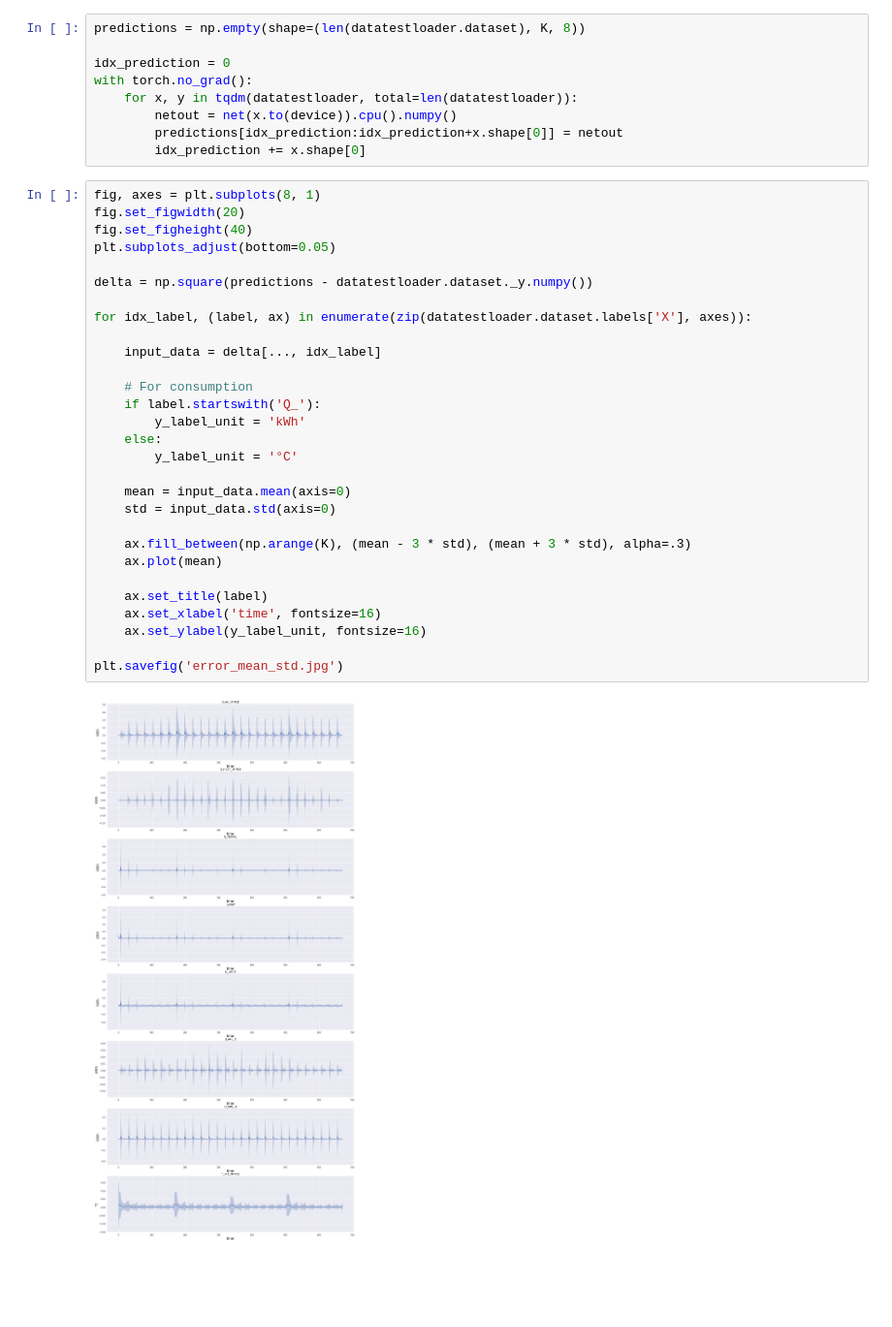
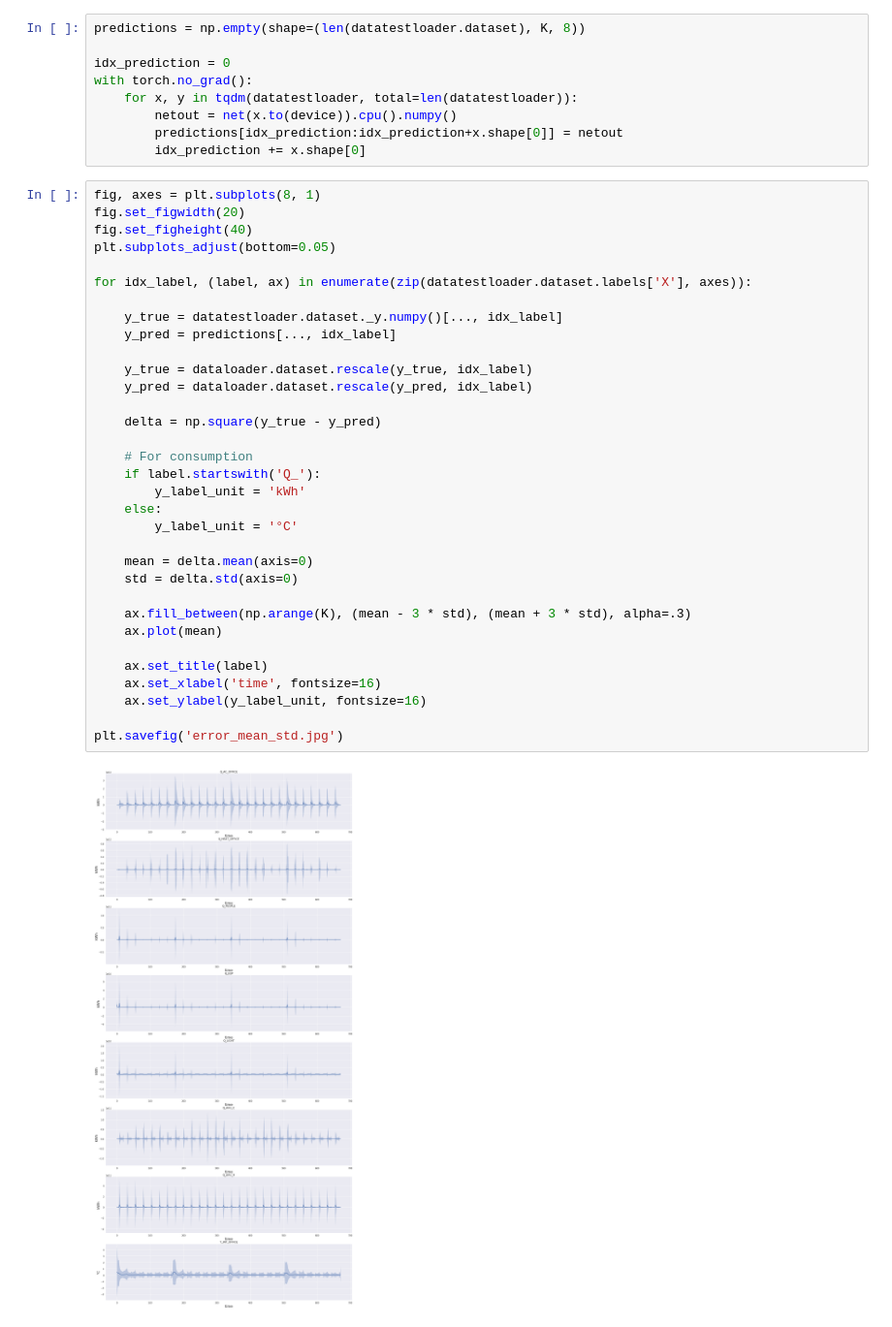
Before and after one commit to maxjcohen/transformer, a Jupyter notebook: training.ipynb, the cells around one changed output. Shown at 97% size. Drawn from its saved outputs; the diff is of its cells as text; blank space fills up the shorter version.

Commit message:
Rescale error plotting

```diff
--- a/training.ipynb
+++ b/training.ipynb
@@ -144,31 +144,35 @@ with torch.no_grad():
 # %%
 fig, axes = plt.subplots(8, 1)
 fig.set_figwidth(20)
 fig.set_figheight(40)
 plt.subplots_adjust(bottom=0.05)
 
-delta = np.square(predictions - datatestloader.dataset._y.numpy())
-
 for idx_label, (label, ax) in enumerate(zip(datatestloader.dataset.labels['X'], axes)):
 
-    input_data = delta[..., idx_label]
+    y_true = datatestloader.dataset._y.numpy()[..., idx_label]
+    y_pred = predictions[..., idx_label]
+
+    y_true = dataloader.dataset.rescale(y_true, idx_label)
+    y_pred = dataloader.dataset.rescale(y_pred, idx_label)
+
+    delta = np.square(y_true - y_pred)
 
     # For consumption
     if label.startswith('Q_'):
         y_label_unit = 'kWh'
     else:
         y_label_unit = '°C'
 
-    mean = input_data.mean(axis=0)
-    std = input_data.std(axis=0)
+    mean = delta.mean(axis=0)
+    std = delta.std(axis=0)
 
     ax.fill_between(np.arange(K), (mean - 3 * std), (mean + 3 * std), alpha=.3)
     ax.plot(mean)
 
     ax.set_title(label)
     ax.set_xlabel('time', fontsize=16)
     ax.set_ylabel(y_label_unit, fontsize=16)
 
 plt.savefig('error_mean_std.jpg')
 # %% [output]
-[figure, old version]
+[figure, new version]
```
Also changed, not shown: parts of 2 cells of this notebook.
